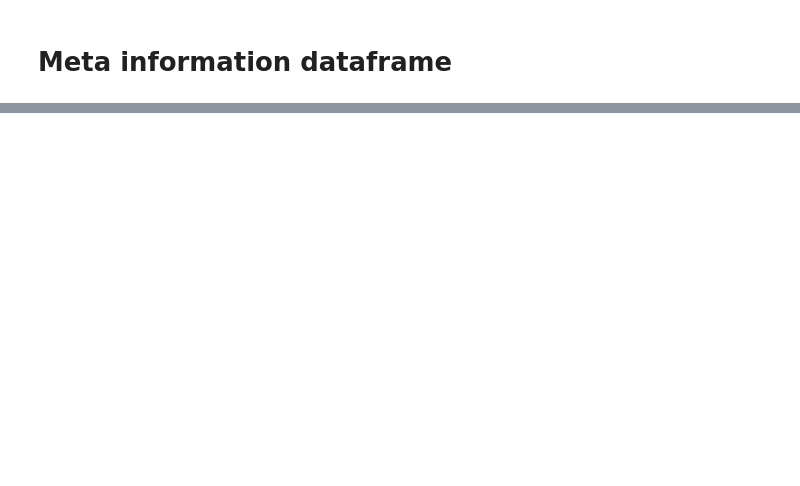
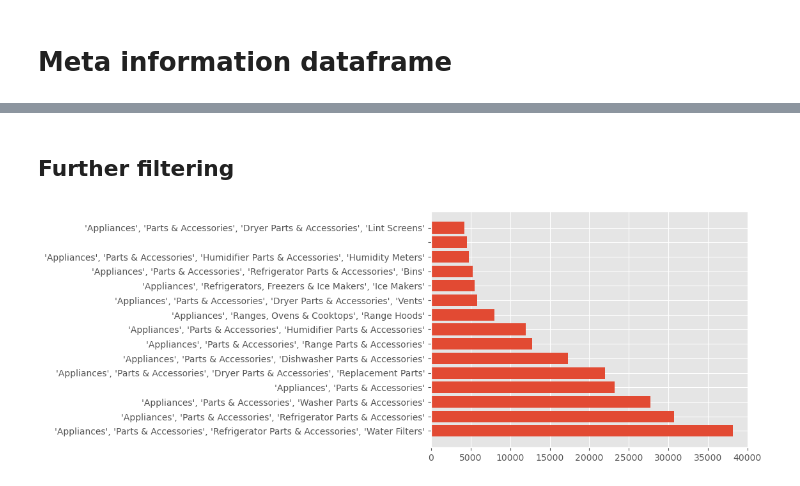
Before and after one commit to octokami/LLMs, a Jupyter notebook: 0 - Data Filtering.ipynb, the cells around one changed output, grey strips where cells are left out. Cells and saved outputs as stored; diff of their text form; code cells hidden in the pictures; blank space fills up the shorter version.

```diff
--- a/0 - Data Filtering.ipynb
+++ b/0 - Data Filtering.ipynb
@@ -289,8 +259,8 @@ plt.show()
 # Meta information dataframe
 # %%
 #12min to load
-meta_df = getDF(os.path.join(raw_dir, 'meta_Electronics.json.gz'))
-print(meta_df.info())
-meta_df.head()
+meta_df_raw = getDF(os.path.join(raw_dir, 'meta_Appliances.json.gz'))
+print(meta_df_raw.info())
+meta_df_raw.head()
 # %% [output]
 <class 'pandas.core.frame.DataFrame'>
@@ -319,9 +289,38 @@ None
+# %%
+meta_df = meta_df_raw.query('asin in list(@df_ids.index)')
+meta_df = meta_df[['asin', 'title', 'brand', 'main_cat', 'category', 'description', 'rank', 'price']]
+meta_df = meta_df.reset_index(drop=True)
+
+# Changing the list to string
+meta_df['category'] = meta_df['category'].apply(lambda x: str(x)[1:-1])
+meta_df['description'] = meta_df['description'].apply(lambda x: str(x)[1:-1])
+meta_df['rank'] = meta_df['rank'].apply(lambda x: str(x)[1:-1])
+meta_df['price'] = meta_df['price'].apply(lambda x: str(x)[1:])
+
+# Changing data types
+meta_df = meta_df.astype({'asin': 'string',
+                'title': 'string',
+                'brand': 'category',
+                'main_cat': 'category',
+                'category': 'category',
+                'rank': 'string',
+                'price': 'float16',
+                }, errors='ignore')
+
+# Export
+meta_df.to_parquet(os.path.join(out_dir, 'meta_df.parquet'))
+# %% [markdown]
+## Further filtering
 # %%
-meta_product_df = meta_df[meta_df['asin'].isin(list(median_df.index))]
-meta_product_df.reset_index(inplace = True, drop=True)
+joined = pd.merge(df, meta_df, left_on='asin', right_on='asin')
 
-meta_product_df.to_parquet(os.path.join(out_dir, 'meta_product_df.parquet'))
+# List to string
+categories = joined['category'].value_counts(ascending=False)
+top_categories = categories[:15]
 
-# Testing import
-#import_test = pd.read_parquet(os.path.join(out_dir, 'meta_product_df.parquet'))
-#import_test
+# Display
+fig, ax = plt.subplots()
+plt.barh(width=list(top_categories), y=list(top_categories.index))
+plt.show()
+# %% [output]
+[figure, added]
```
Also changed, not shown: parts of 19 cells of this notebook, 1 other file.
